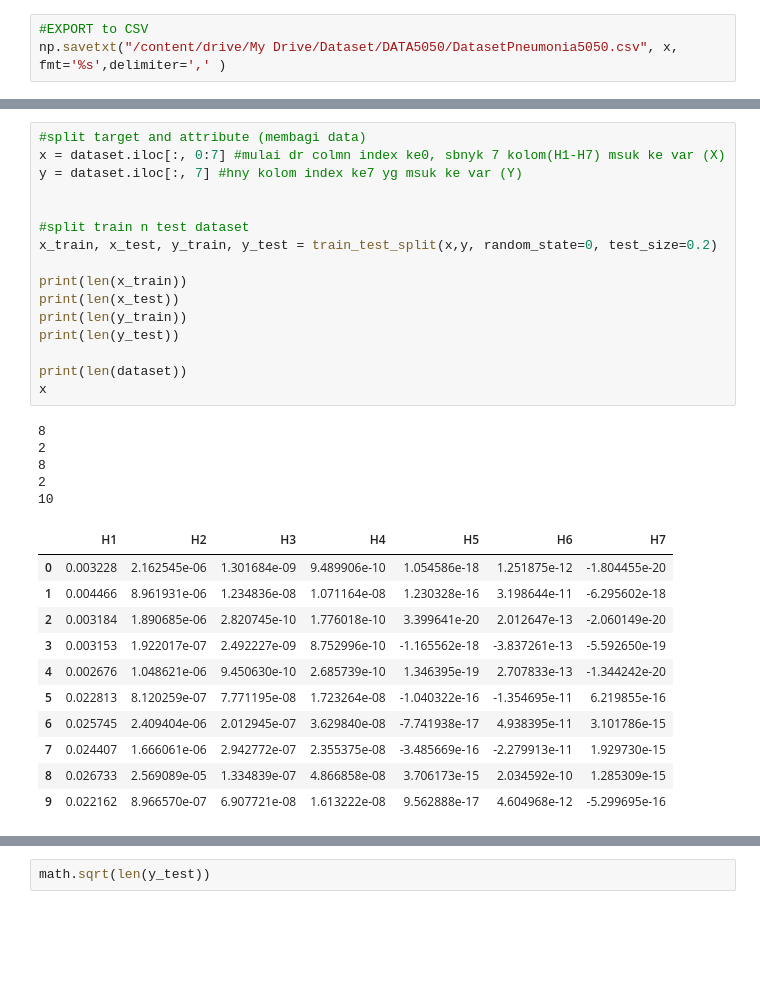
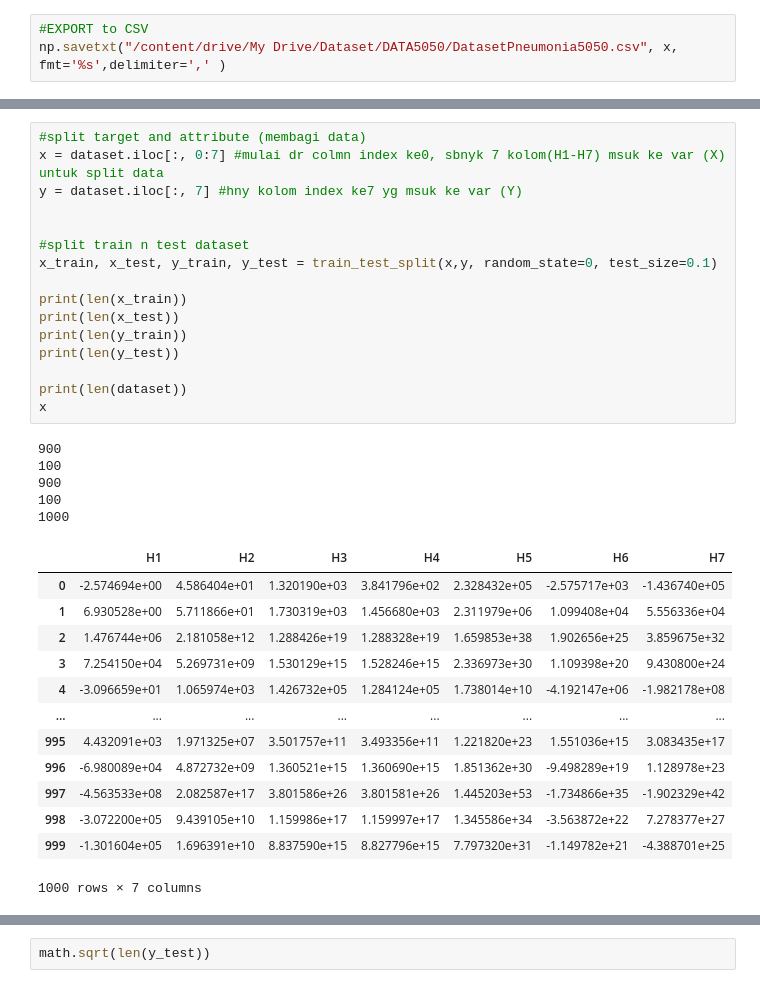
Before and after one commit to andiainundzariah/Skripsi, a Jupyter notebook: Dataset5050.ipynb, the cells around one changed output, grey strips where cells are left out. Drawn from its saved outputs; the diff is of its cells as text; blank space fills up the shorter version.

```diff
--- a/Dataset5050.ipynb
+++ b/Dataset5050.ipynb
@@ -198,36 +197,38 @@ print (dataset)
 # %%
 #split target and attribute (membagi data)
-x = dataset.iloc[:, 0:7] #mulai dr colmn index ke0, sbnyk 7 kolom(H1-H7) msuk ke var (X)
+x = dataset.iloc[:, 0:7] #mulai dr colmn index ke0, sbnyk 7 kolom(H1-H7) msuk ke var (X) untuk split data
 y = dataset.iloc[:, 7] #hny kolom index ke7 yg msuk ke var (Y)
 
 
 #split train n test dataset
-x_train, x_test, y_train, y_test = train_test_split(x,y, random_state=0, test_size=0.2)
+x_train, x_test, y_train, y_test = train_test_split(x,y, random_state=0, test_size=0.1)
 
 print(len(x_train))
 print(len(x_test))
 print(len(y_train))
 print(len(y_test))
 
 print(len(dataset))
 x
 # %% [output]
-8
-2
-8
-2
-10
+900
+100
+900
+100
+1000
 |  | H1 | H2 | H3 | H4 | H5 | H6 | H7 |
-| 0 | 0.003228 | 2.162545e-06 | 1.301684e-09 | 9.489906e-10 | 1.054586e-18 | 1.251875e-12 | -1.804455e-20 |
-| 1 | 0.004466 | 8.961931e-06 | 1.234836e-08 | 1.071164e-08 | 1.230328e-16 | 3.198644e-11 | -6.295602e-18 |
-| 2 | 0.003184 | 1.890685e-06 | 2.820745e-10 | 1.776018e-10 | 3.399641e-20 | 2.012647e-13 | -2.060149e-20 |
-| 3 | 0.003153 | 1.922017e-07 | 2.492227e-09 | 8.752996e-10 | -1.165562e-18 | -3.837261e-13 | -5.592650e-19 |
-| 4 | 0.002676 | 1.048621e-06 | 9.450630e-10 | 2.685739e-10 | 1.346395e-19 | 2.707833e-13 | -1.344242e-20 |
-| 5 | 0.022813 | 8.120259e-07 | 7.771195e-08 | 1.723264e-08 | -1.040322e-16 | -1.354695e-11 | 6.219855e-16 |
-| 6 | 0.025745 | 2.409404e-06 | 2.012945e-07 | 3.629840e-08 | -7.741938e-17 | 4.938395e-11 | 3.101786e-15 |
-| 7 | 0.024407 | 1.666061e-06 | 2.942772e-07 | 2.355375e-08 | -3.485669e-16 | -2.279913e-11 | 1.929730e-15 |
-| 8 | 0.026733 | 2.569089e-05 | 1.334839e-07 | 4.866858e-08 | 3.706173e-15 | 2.034592e-10 | 1.285309e-15 |
-| 9 | 0.022162 | 8.966570e-07 | 6.907721e-08 | 1.613222e-08 | 9.562888e-17 | 4.604968e-12 | -5.299695e-16 |
+| 0 | -2.574694e+00 | 4.586404e+01 | 1.320190e+03 | 3.841796e+02 | 2.328432e+05 | -2.575717e+03 | -1.436740e+05 |
+| 1 | 6.930528e+00 | 5.711866e+01 | 1.730319e+03 | 1.456680e+03 | 2.311979e+06 | 1.099408e+04 | 5.556336e+04 |
+| 2 | 1.476744e+06 | 2.181058e+12 | 1.288426e+19 | 1.288328e+19 | 1.659853e+38 | 1.902656e+25 | 3.859675e+32 |
+| 3 | 7.254150e+04 | 5.269731e+09 | 1.530129e+15 | 1.528246e+15 | 2.336973e+30 | 1.109398e+20 | 9.430800e+24 |
+| 4 | -3.096659e+01 | 1.065974e+03 | 1.426732e+05 | 1.284124e+05 | 1.738014e+10 | -4.192147e+06 | -1.982178e+08 |
+| ... | ... | ... | ... | ... | ... | ... | ... |
+| 995 | 4.432091e+03 | 1.971325e+07 | 3.501757e+11 | 3.493356e+11 | 1.221820e+23 | 1.551036e+15 | 3.083435e+17 |
+| 996 | -6.980089e+04 | 4.872732e+09 | 1.360521e+15 | 1.360690e+15 | 1.851362e+30 | -9.498289e+19 | 1.128978e+23 |
+| 997 | -4.563533e+08 | 2.082587e+17 | 3.801586e+26 | 3.801581e+26 | 1.445203e+53 | -1.734866e+35 | -1.902329e+42 |
+| 998 | -3.072200e+05 | 9.439105e+10 | 1.159986e+17 | 1.159997e+17 | 1.345586e+34 | -3.563872e+22 | 7.278377e+27 |
+| 999 | -1.301604e+05 | 1.696391e+10 | 8.837590e+15 | 8.827796e+15 | 7.797320e+31 | -1.149782e+21 | -4.388701e+25 |
+1000 rows × 7 columns
 # %%
 print(y_train.value_counts()) #mnmpilkn jum.data y_train brdsrkn value
 
```
Also changed, not shown: parts of 4 cells of this notebook.
